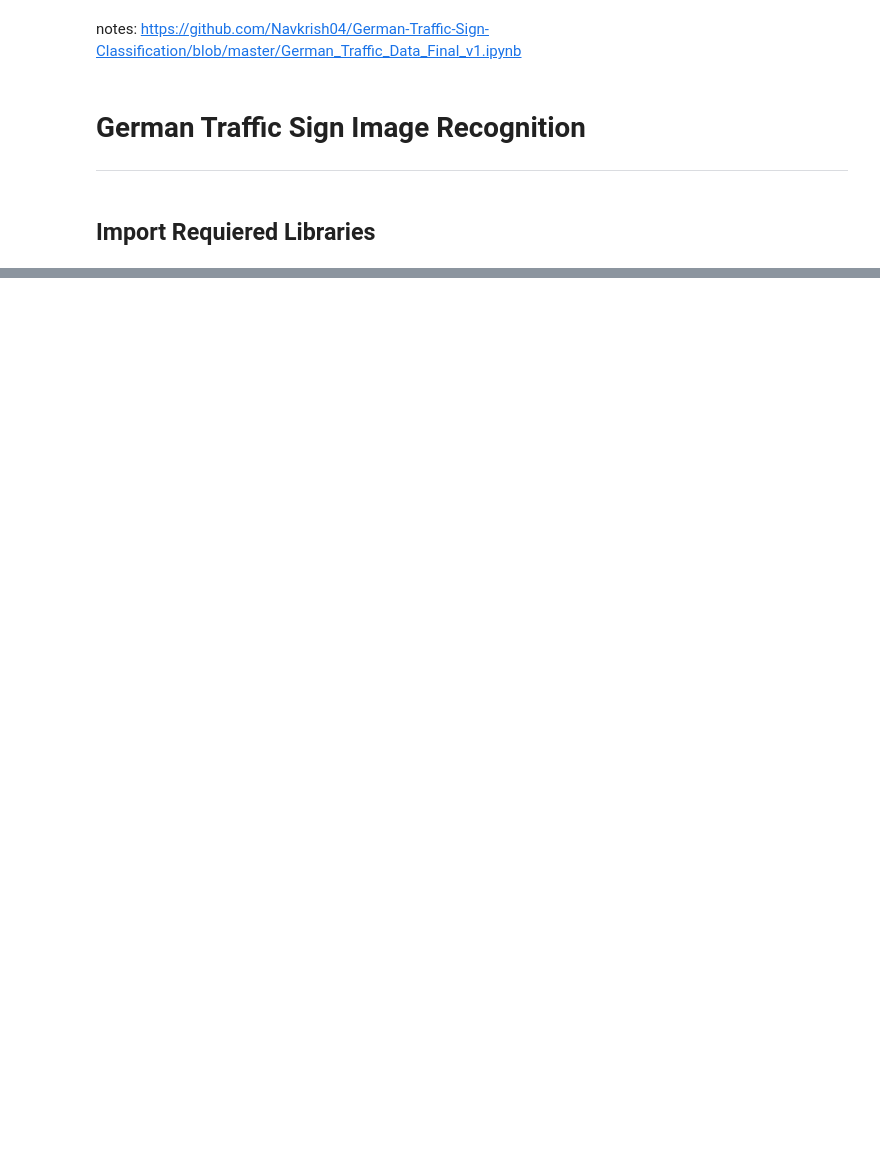
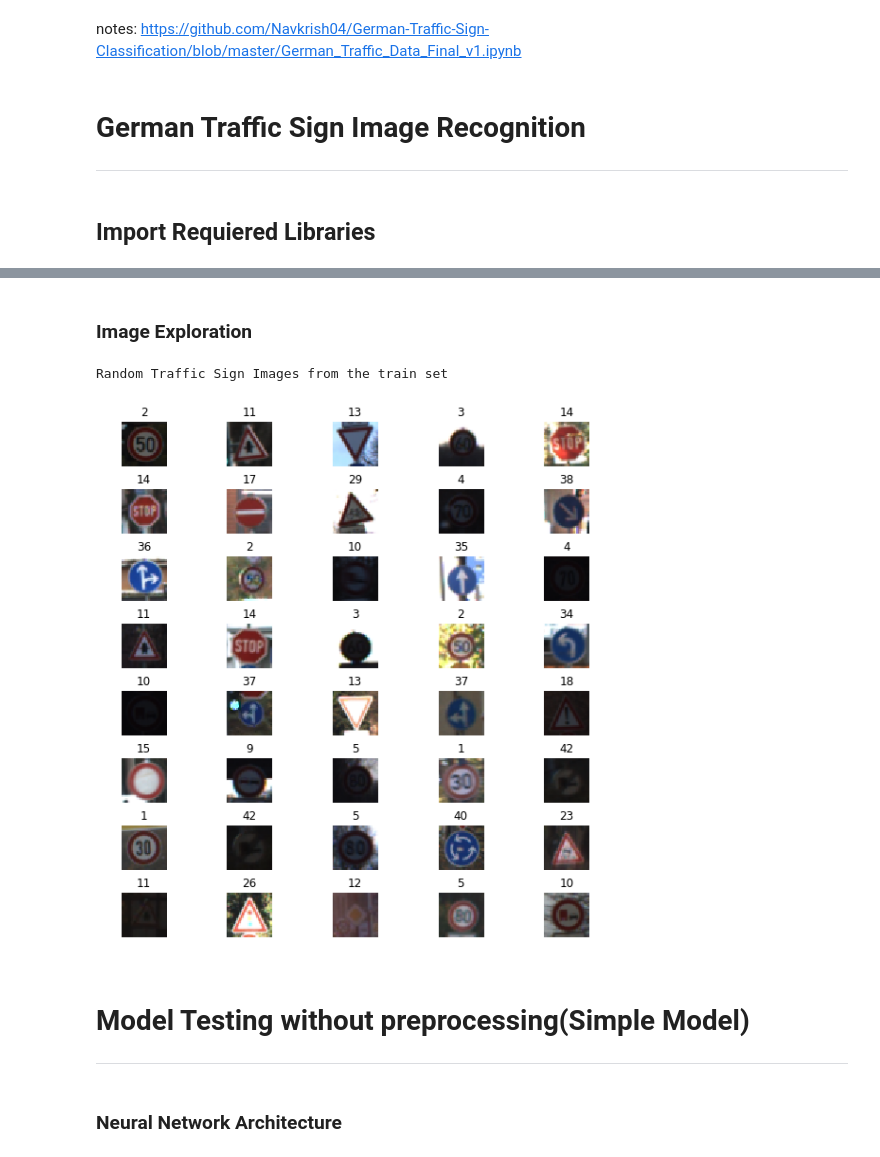
Before and after one commit to Sukhrobjon/DS-2.2-DL, a Jupyter notebook: Final Project - Traffic Signs Classification/traffic_sign_new.ipynb, the cells around one changed output, grey strips where cells are left out. Cells and saved outputs as stored; diff of their text form; code cells hidden in the pictures; blank space fills up the shorter version.

```diff
--- a/Final Project - Traffic Signs Classification/traffic_sign_new.ipynb
+++ b/Final Project - Traffic Signs Classification/traffic_sign_new.ipynb
@@ -58,0 +129,31 @@ X_valid , y_valid = valid['features'], valid['labels']
+# %% [markdown]
+### Image Exploration
+# %%
+# Show the images
+
+import matplotlib.pyplot as plt
+import random
+%matplotlib inline
+
+
+print("\n")
+print(" ")
+print("Random Traffic Sign Images from the train set")
+fig, axs = plt.subplots(8,5, figsize=(10, 10))
+fig.subplots_adjust(hspace = .5, wspace=.001)
+axs = axs.ravel()
+for i in range(40):
+    index = random.randint(0, len(X_train))
+#     print("class: ")
+    image = X_train[index]
+    axs[i].axis('off')
+    axs[i].imshow(image)
+    axs[i].set_title(y_train[index])
+# %% [output]
+Random Traffic Sign Images from the train set
+[figure, added]
+# %% [markdown]
+# Model Testing without preprocessing(Simple Model)
+---
+# %% [markdown]
+### Neural Network Architecture
```
Also changed, not shown: parts of 32 cells of this notebook.
